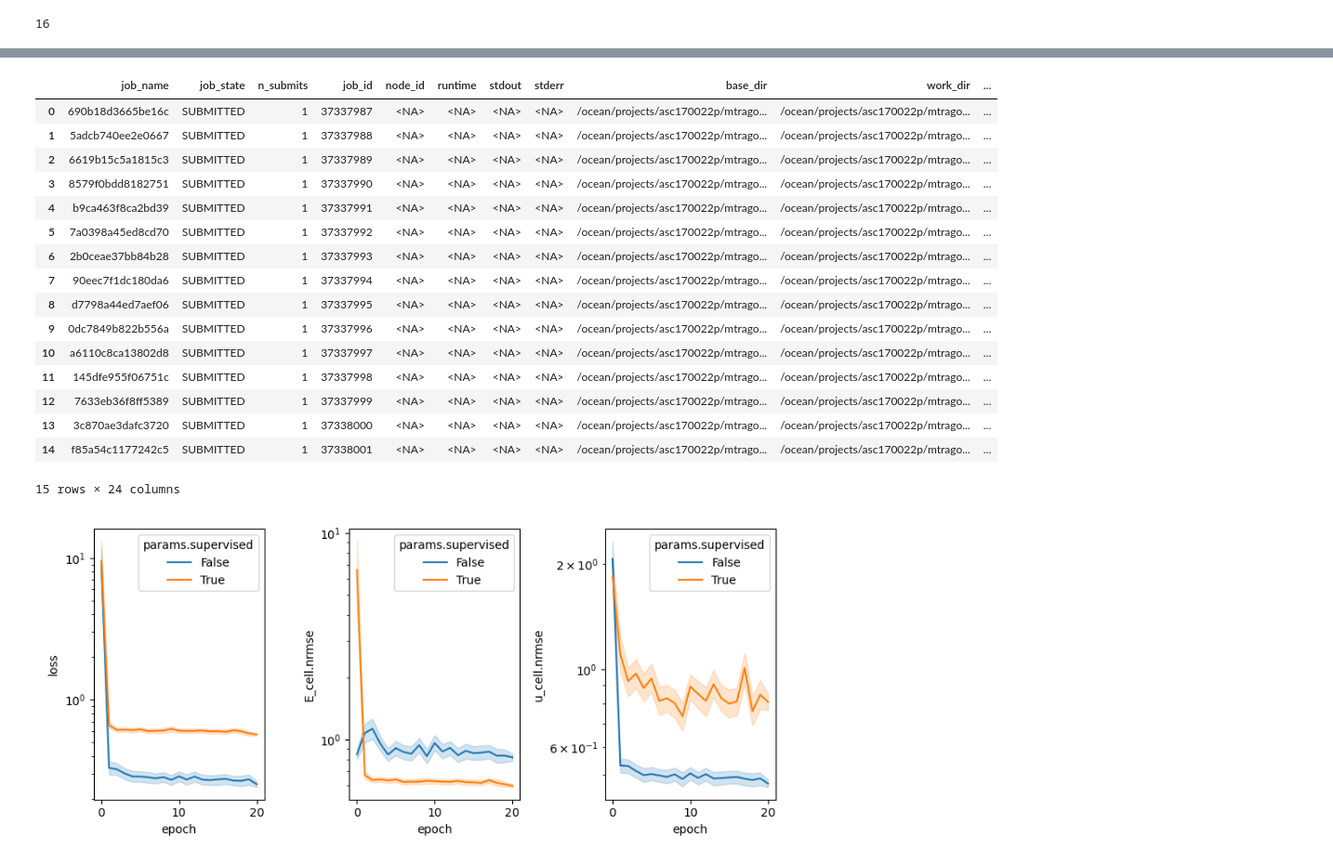
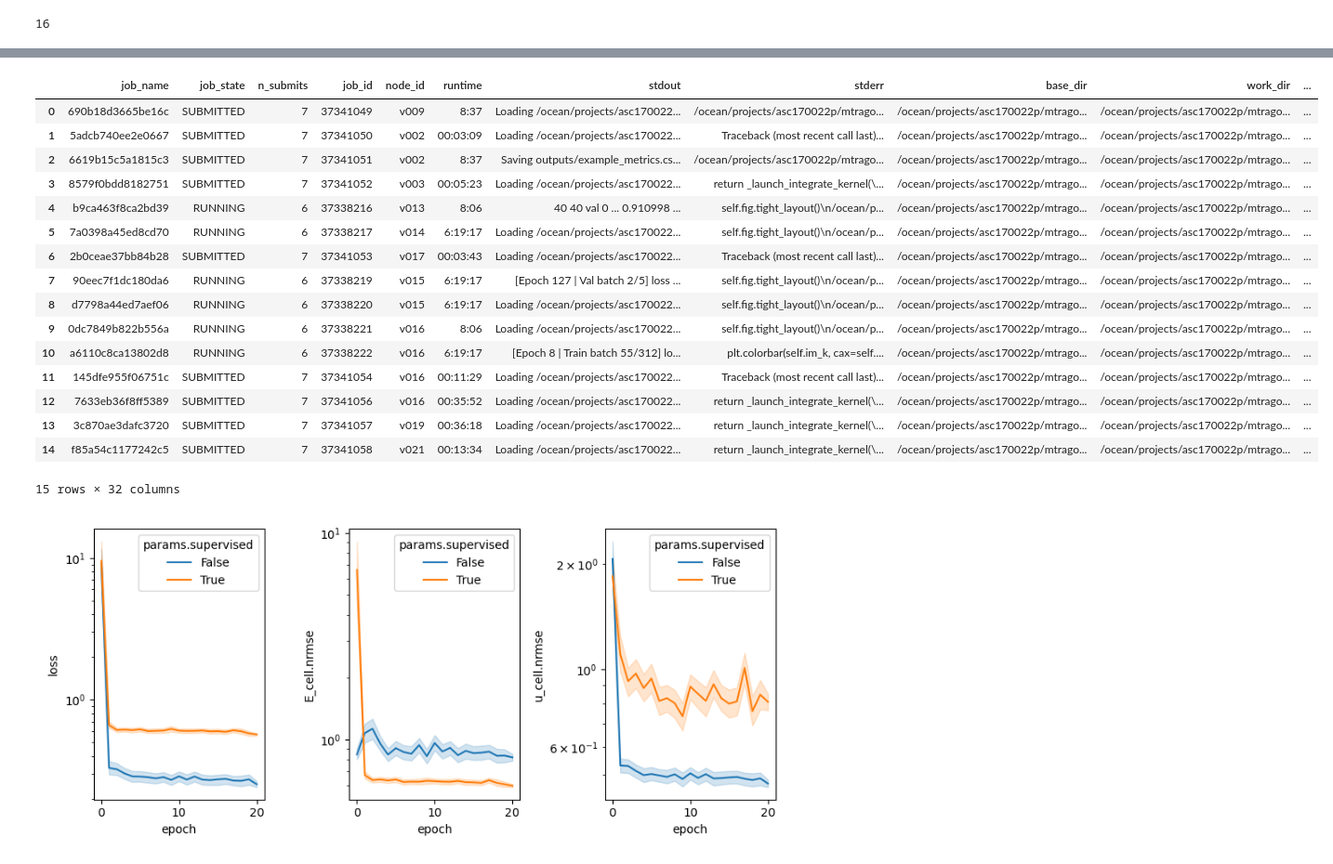
Before and after one commit to mattragoza/lung-project, a Jupyter notebook: notebooks/shapenet/32-training-experiment-new.ipynb, the cells around one changed output, grey strips where cells are left out. Shown at 93% size. Saved outputs shown, nothing was run; the diff lists cells and outputs as text; code cells hidden in the pictures.

```diff
--- a/notebooks/shapenet/32-training-experiment-new.ipynb
+++ b/notebooks/shapenet/32-training-experiment-new.ipynb
@@ -228,7 +228,7 @@ len(grid) # 16
 16
 # %%
 #base_dir = '2026-02-02_train' # new config file: batch size 2, input normalization + output heads, segmentation, model arch
-base_dir = '2026-02-04_train' # task spec- segmentation and other tasks, compare dataset size
+base_dir = '2026-02-04_train' # task spec- segmentation and other tasks, compare dataset size. lr 1e-3, batch size 1.
 
 template = '''\
 #!/bin/bash
@@ -236,7 +236,8 @@ template = '''\
 #SBATCH --account=asc170022p
 #SBATCH --partition=GPU-shared
 #SBATCH --gres=gpu:v100-32:1
-#SBATCH --mem=32G
+#SBATCH --cpus-per-task=5
+#SBATCH --mem=63000M
 #SBATCH -x v018
 #SBATCH -t 24:00:00
 
@@ -250,6 +251,7 @@ python $LP/train.py {config} \\
     --set dataset.examples.variant={variant} \\
     --set training.task.inputs=[{input}] \\
     --set training.task.targets=[{target}] \\
+    --set training.task.losses={{}} \\
     --set training.task.losses.{target}={loss} \\
     --set training.trainer.num_epochs={epochs}
 
@@ -264,16 +266,17 @@ base = dict(
     variant='2026-01-15'
 )
 datas = [
-    ('ten_subjects.csv', 1000),
-    ('100_subjects.csv', 200),
-    ('2026-01-26_preprocessed.csv', 50)
+    ('one_subject.csv', 1000), # 1k steps
+    ('two_subjects.csv', 500), # 1k steps
+    ('ten_subjects.csv', 500), # 5k steps
+    ('100_subjects.csv', 250), # 25k steps
+    ('2026-01-26_preprocessed.csv', 100) # ~60k steps
 ]
 tasks = [
     ('image', 'material', 'CE'),
     ('material', 'logE', 'MSE'),
     ('image', 'logE', 'MSE'),
-    ('image', 'logE', 'MSRE'),
-    ('image', 'logE', 'SIM'),
+    ('image', 'logE', 'sim'),
 ]
 grid = []
 for data in datas:
@@ -378,0 +410,5 @@ IndexError: single positional indexer is out-of-bounds
+# %%
+resub = (jobs.job_state == 'FAILED')
+jobs.loc[resub, 'job_id'] = pd.NA
+jobs = ps.submit(jobs)
+jobs
@@ -379,5 +434,16 @@ IndexError: single positional indexer is out-of-bounds
 # %%
-#jobs.loc[jobs.job_state == 'FAILED', 'job_id'] = pd.NA
-jobs = ps.submit(jobs)
+ps.set_verbose(True)
+
+job_failed = jobs.job_state.isin({'FAILED', 'SUBMITTED'})
+jobs.loc[job_failed, 'job_id'] = pd.NA
+
+jobs = ps.submit(
+    jobs,
+    dry_run=False,
+    account='bio170034p',
+    partition='BatComputer',
+    gres='gpu:rtx6000:1',
+    mem='64000M'
+)
 jobs
 # %% [output]
@@ -384,20 +467,20 @@ jobs
 |  | job_name | job_state | n_submits | job_id | node_id | runtime | stdout | stderr | base_dir | work_dir | ... |
-| 0 | 690b18d3665be16c | SUBMITTED | 1 | 37337987 | <NA> | <NA> | <NA> | <NA> | /ocean/projects/asc170022p/mtrago... | /ocean/projects/asc170022p/mtrago... | ... |
-| 1 | 5adcb740ee2e0667 | SUBMITTED | 1 | 37337988 | <NA> | <NA> | <NA> | <NA> | /ocean/projects/asc170022p/mtrago... | /ocean/projects/asc170022p/mtrago... | ... |
-| 2 | 6619b15c5a1815c3 | SUBMITTED | 1 | 37337989 | <NA> | <NA> | <NA> | <NA> | /ocean/projects/asc170022p/mtrago... | /ocean/projects/asc170022p/mtrago... | ... |
-| 3 | 8579f0bdd8182751 | SUBMITTED | 1 | 37337990 | <NA> | <NA> | <NA> | <NA> | /ocean/projects/asc170022p/mtrago... | /ocean/projects/asc170022p/mtrago... | ... |
-| 4 | b9ca463f8ca2bd39 | SUBMITTED | 1 | 37337991 | <NA> | <NA> | <NA> | <NA> | /ocean/projects/asc170022p/mtrago... | /ocean/projects/asc170022p/mtrago... | ... |
-| 5 | 7a0398a45ed8cd70 | SUBMITTED | 1 | 37337992 | <NA> | <NA> | <NA> | <NA> | /ocean/projects/asc170022p/mtrago... | /ocean/projects/asc170022p/mtrago... | ... |
-| 6 | 2b0ceae37bb84b28 | SUBMITTED | 1 | 37337993 | <NA> | <NA> | <NA> | <NA> | /ocean/projects/asc170022p/mtrago... | /ocean/projects/asc170022p/mtrago... | ... |
-| 7 | 90eec7f1dc180da6 | SUBMITTED | 1 | 37337994 | <NA> | <NA> | <NA> | <NA> | /ocean/projects/asc170022p/mtrago... | /ocean/projects/asc170022p/mtrago... | ... |
-| 8 | d7798a44ed7aef06 | SUBMITTED | 1 | 37337995 | <NA> | <NA> | <NA> | <NA> | /ocean/projects/asc170022p/mtrago... | /ocean/projects/asc170022p/mtrago... | ... |
-| 9 | 0dc7849b822b556a | SUBMITTED | 1 | 37337996 | <NA> | <NA> | <NA> | <NA> | /ocean/projects/asc170022p/mtrago... | /ocean/projects/asc170022p/mtrago... | ... |
-| 10 | a6110c8ca13802d8 | SUBMITTED | 1 | 37337997 | <NA> | <NA> | <NA> | <NA> | /ocean/projects/asc170022p/mtrago... | /ocean/projects/asc170022p/mtrago... | ... |
-| 11 | 145dfe955f06751c | SUBMITTED | 1 | 37337998 | <NA> | <NA> | <NA> | <NA> | /ocean/projects/asc170022p/mtrago... | /ocean/projects/asc170022p/mtrago... | ... |
-| 12 | 7633eb36f8ff5389 | SUBMITTED | 1 | 37337999 | <NA> | <NA> | <NA> | <NA> | /ocean/projects/asc170022p/mtrago... | /ocean/projects/asc170022p/mtrago... | ... |
-| 13 | 3c870ae3dafc3720 | SUBMITTED | 1 | 37338000 | <NA> | <NA> | <NA> | <NA> | /ocean/projects/asc170022p/mtrago... | /ocean/projects/asc170022p/mtrago... | ... |
-| 14 | f85a54c1177242c5 | SUBMITTED | 1 | 37338001 | <NA> | <NA> | <NA> | <NA> | /ocean/projects/asc170022p/mtrago... | /ocean/projects/asc170022p/mtrago... | ... |
+| 0 | 690b18d3665be16c | SUBMITTED | 7 | 37341049 | v009 | 8:37 | Loading /ocean/projects/asc170022... | /ocean/projects/asc170022p/mtrago... | /ocean/projects/asc170022p/mtrago... | /ocean/projects/asc170022p/mtrago... | ... |
+| 1 | 5adcb740ee2e0667 | SUBMITTED | 7 | 37341050 | v002 | 00:03:09 | Loading /ocean/projects/asc170022... | Traceback (most recent call last)... | /ocean/projects/asc170022p/mtrago... | /ocean/projects/asc170022p/mtrago... | ... |
+| 2 | 6619b15c5a1815c3 | SUBMITTED | 7 | 37341051 | v002 | 8:37 | Saving outputs/example_metrics.cs... | /ocean/projects/asc170022p/mtrago... | /ocean/projects/asc170022p/mtrago... | /ocean/projects/asc170022p/mtrago... | ... |
+| 3 | 8579f0bdd8182751 | SUBMITTED | 7 | 37341052 | v003 | 00:05:23 | Loading /ocean/projects/asc170022... | return _launch_integrate_kernel(\... | /ocean/projects/asc170022p/mtrago... | /ocean/projects/asc170022p/mtrago... | ... |
+| 4 | b9ca463f8ca2bd39 | RUNNING | 6 | 37338216 | v013 | 8:06 | 40 40 val 0 ... 0.910998 ... | self.fig.tight_layout()\n/ocean/p... | /ocean/projects/asc170022p/mtrago... | /ocean/projects/asc170022p/mtrago... | ... |
+| 5 | 7a0398a45ed8cd70 | RUNNING | 6 | 37338217 | v014 | 6:19:17 | Loading /ocean/projects/asc170022... | self.fig.tight_layout()\n/ocean/p... | /ocean/projects/asc170022p/mtrago... | /ocean/projects/asc170022p/mtrago... | ... |
+| 6 | 2b0ceae37bb84b28 | SUBMITTED | 7 | 37341053 | v017 | 00:03:43 | Loading /ocean/projects/asc170022... | Traceback (most recent call last)... | /ocean/projects/asc170022p/mtrago... | /ocean/projects/asc170022p/mtrago... | ... |
+| 7 | 90eec7f1dc180da6 | RUNNING | 6 | 37338219 | v015 | 6:19:17 | [Epoch 127 | Val batch 2/5] loss ... | self.fig.tight_layout()\n/ocean/p... | /ocean/projects/asc170022p/mtrago... | /ocean/projects/asc170022p/mtrago... | ... |
+| 8 | d7798a44ed7aef06 | RUNNING | 6 | 37338220 | v015 | 6:19:17 | Loading /ocean/projects/asc170022... | self.fig.tight_layout()\n/ocean/p... | /ocean/projects/asc170022p/mtrago... | /ocean/projects/asc170022p/mtrago... | ... |
+| 9 | 0dc7849b822b556a | RUNNING | 6 | 37338221 | v016 | 8:06 | Loading /ocean/projects/asc170022... | self.fig.tight_layout()\n/ocean/p... | /ocean/projects/asc170022p/mtrago... | /ocean/projects/asc170022p/mtrago... | ... |
+| 10 | a6110c8ca13802d8 | RUNNING | 6 | 37338222 | v016 | 6:19:17 | [Epoch 8 | Train batch 55/312] lo... | plt.colorbar(self.im_k, cax=self.... | /ocean/projects/asc170022p/mtrago... | /ocean/projects/asc170022p/mtrago... | ... |
+| 11 | 145dfe955f06751c | SUBMITTED | 7 | 37341054 | v016 | 00:11:29 | Loading /ocean/projects/asc170022... | Traceback (most recent call last)... | /ocean/projects/asc170022p/mtrago... | /ocean/projects/asc170022p/mtrago... | ... |
+| 12 | 7633eb36f8ff5389 | SUBMITTED | 7 | 37341056 | v016 | 00:35:52 | Loading /ocean/projects/asc170022... | return _launch_integrate_kernel(\... | /ocean/projects/asc170022p/mtrago... | /ocean/projects/asc170022p/mtrago... | ... |
+| 13 | 3c870ae3dafc3720 | SUBMITTED | 7 | 37341057 | v019 | 00:36:18 | Loading /ocean/projects/asc170022... | return _launch_integrate_kernel(\... | /ocean/projects/asc170022p/mtrago... | /ocean/projects/asc170022p/mtrago... | ... |
+| 14 | f85a54c1177242c5 | SUBMITTED | 7 | 37341058 | v021 | 00:13:34 | Loading /ocean/projects/asc170022... | return _launch_integrate_kernel(\... | /ocean/projects/asc170022p/mtrago... | /ocean/projects/asc170022p/mtrago... | ... |
-15 rows × 24 columns
+15 rows × 32 columns
 # %%
 sys.path.append('../..')
 import project.visual.matplotlib as mpl_viz
```
Also changed, not shown: parts of 10 cells of this notebook, 6 other files.
